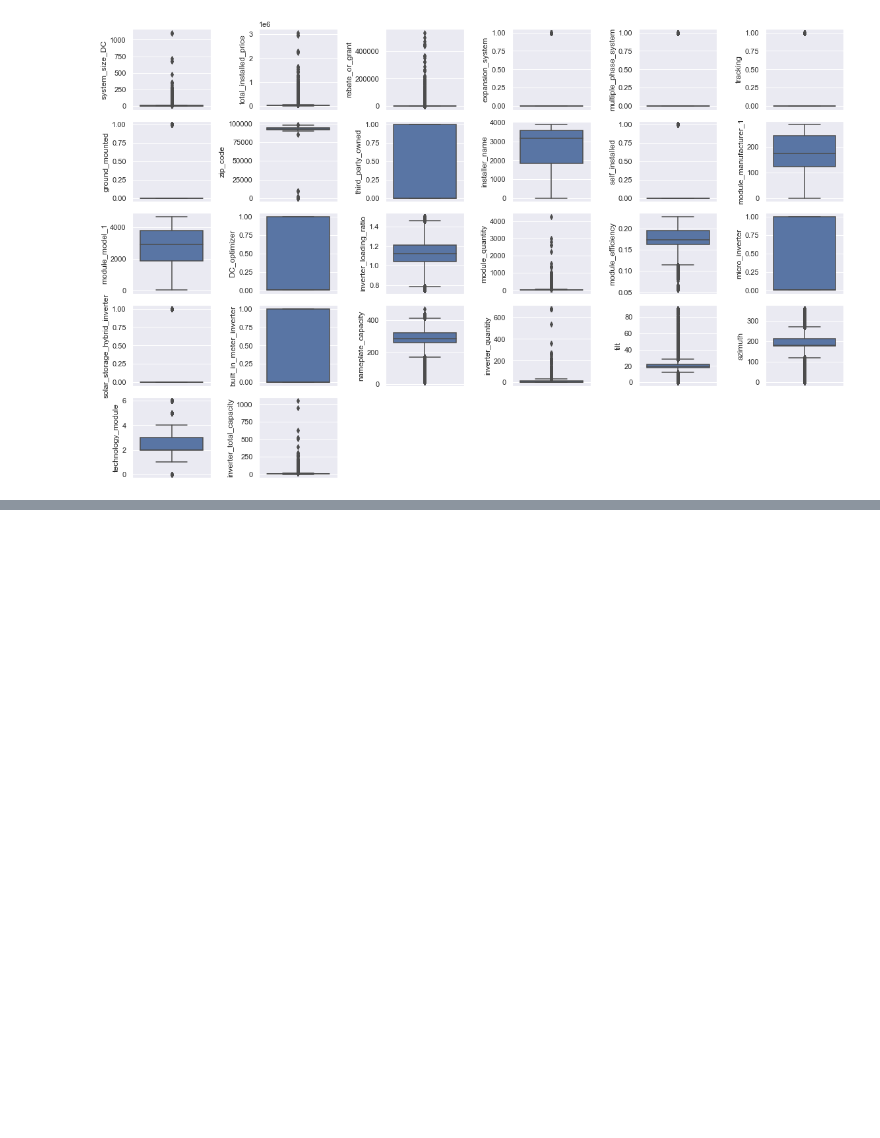
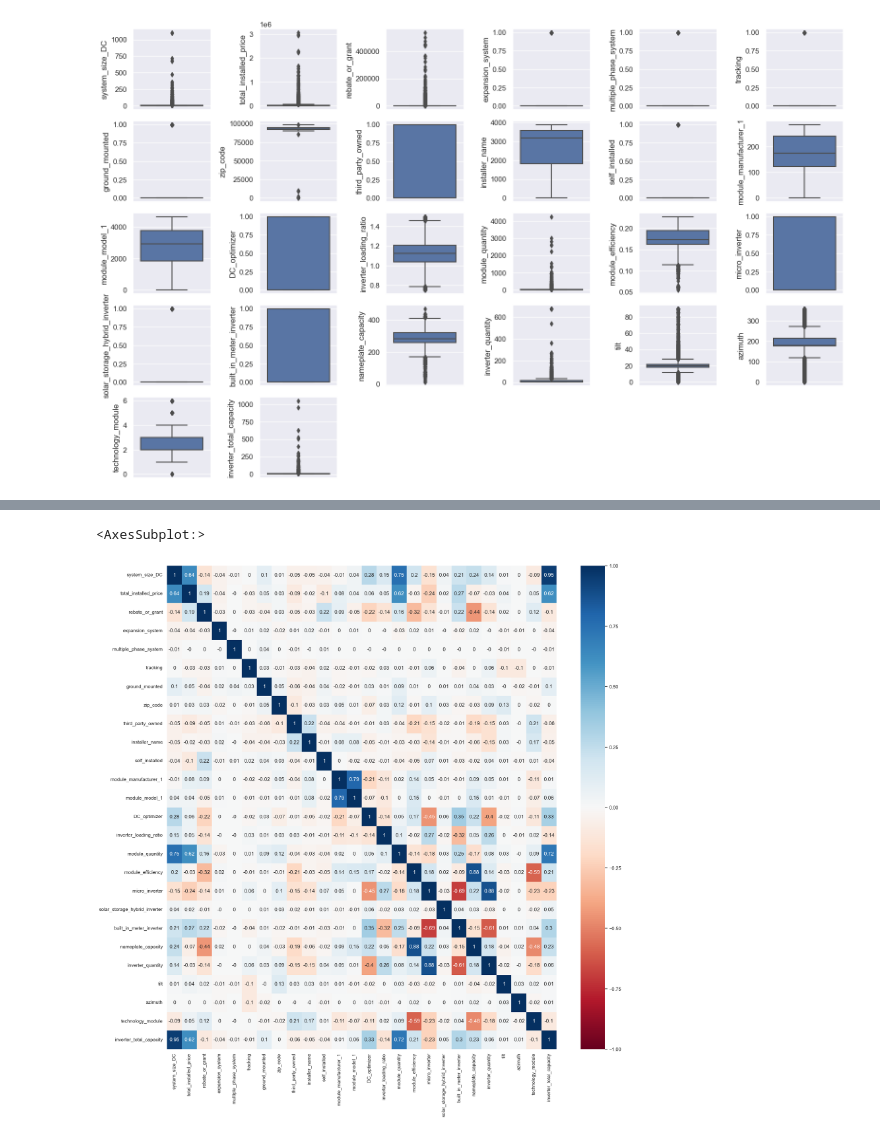
Before and after one commit to klehik/AI-DA-Projekti, a Jupyter notebook: datan_esikasittely.ipynb, the cells around one changed output, grey strips where cells are left out. Cells and saved outputs as stored; diff of their text form; code cells hidden in the pictures; blank space fills up the shorter version.

```diff
--- a/datan_esikasittely.ipynb
+++ b/datan_esikasittely.ipynb
@@ -442,0 +440,8 @@ List of rows with outliers:  [106, 112, 120, 125, 126, 128, 140, 142, 143, 144,
+# %%
+sns.set(rc={'figure.figsize':(20,20)})
+corr = res_clean.corr()
+corr = corr.round(2)
+sns.heatmap(corr, cmap='RdBu', vmin=-1, vmax=1, annot=True)
+# %% [output]
+<AxesSubplot:>
+[figure, added]
```
Also changed, not shown: parts of 9 cells of this notebook, 4 other files.
